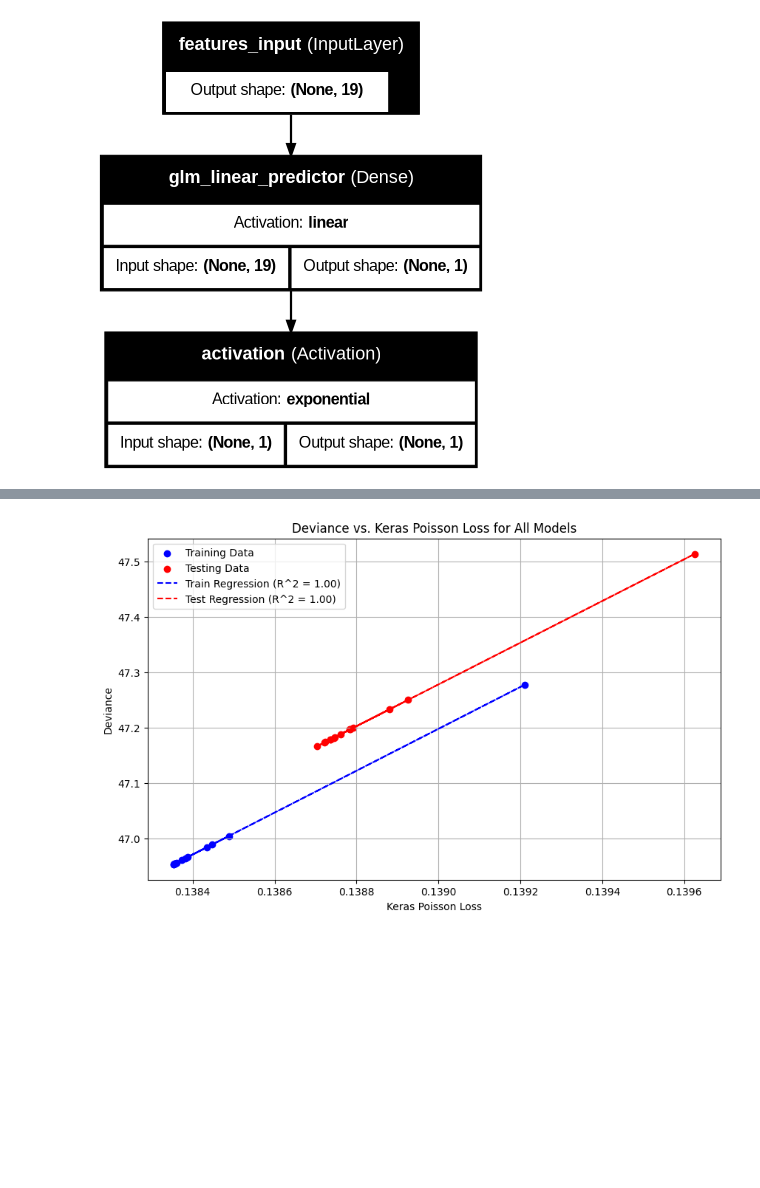
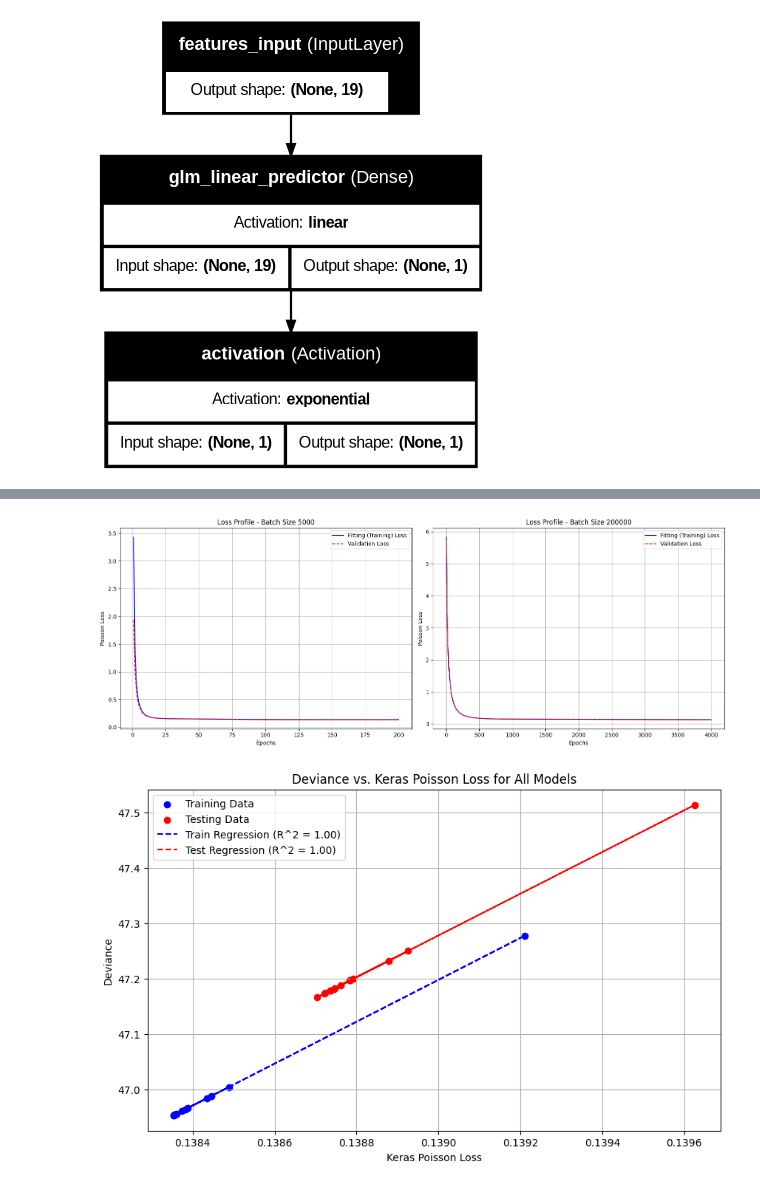
Before and after one commit to leovt/glm-nn-regularized, a Jupyter notebook: notebooks/project.ipynb, the cells around one changed output, grey strips where cells are left out. Drawn from its saved outputs; the diff is of its cells as text; code cells hidden in the pictures; blank space fills up the shorter version.

```diff
--- a/notebooks/project.ipynb
+++ b/notebooks/project.ipynb
@@ -488,3 +571,45 @@ display(results_df)
+# %%
+import matplotlib.pyplot as plt
+
+# Find the models with split=0.1, constructor='glm_keras', name='glm_keras_trained'
+# and batch_size in [5000, 200000]
+plot_models = {}
+for m in model_list:
+    if (
+        getattr(m, 'constructor', None) == 'glm_keras'
+        and getattr(m, 'name', None) == 'glm_keras_trained'
+        and getattr(m, 'split', None) == 0.1
+        and getattr(m, 'batch_size', None) in [5000, 200000]
+        and hasattr(m, 'history')
+    ):
+        plot_models[m.batch_size] = m
+
+# Create the plots
+fig, axes = plt.subplots(1, 2, figsize=(16, 6), sharey=False)
+
+for ax, batch_size in zip(axes, [5000, 200000]):
+    if batch_size in plot_models:
+        m = plot_models[batch_size]
+        history = m.history.history
+        epochs = range(1, len(history['loss']) + 1)
+
+        ax.plot(epochs, history['loss'], 'b-', label='Fitting (Training) Loss')
+        if 'val_loss' in history:
+            ax.plot(epochs, history['val_loss'], 'r--', label='Validation Loss')
+
+        ax.set_title(f'Loss Profile - Batch Size {batch_size}')
+        ax.set_xlabel('Epochs')
+        ax.set_ylabel('Poisson Loss')
+        ax.legend()
+        ax.grid(True)
+    else:
+        ax.text(0.5, 0.5, f'Model for batch size {batch_size} not found',
+                horizontalalignment='center', verticalalignment='center')
+
+plt.tight_layout()
+plt.show()
+# %% [output]
+[figure, added]
 # %%
 train_deviance_values = []
 train_keras_poisson_values = []
```
Also changed, not shown: parts of 28 cells of this notebook, 5 other files.
